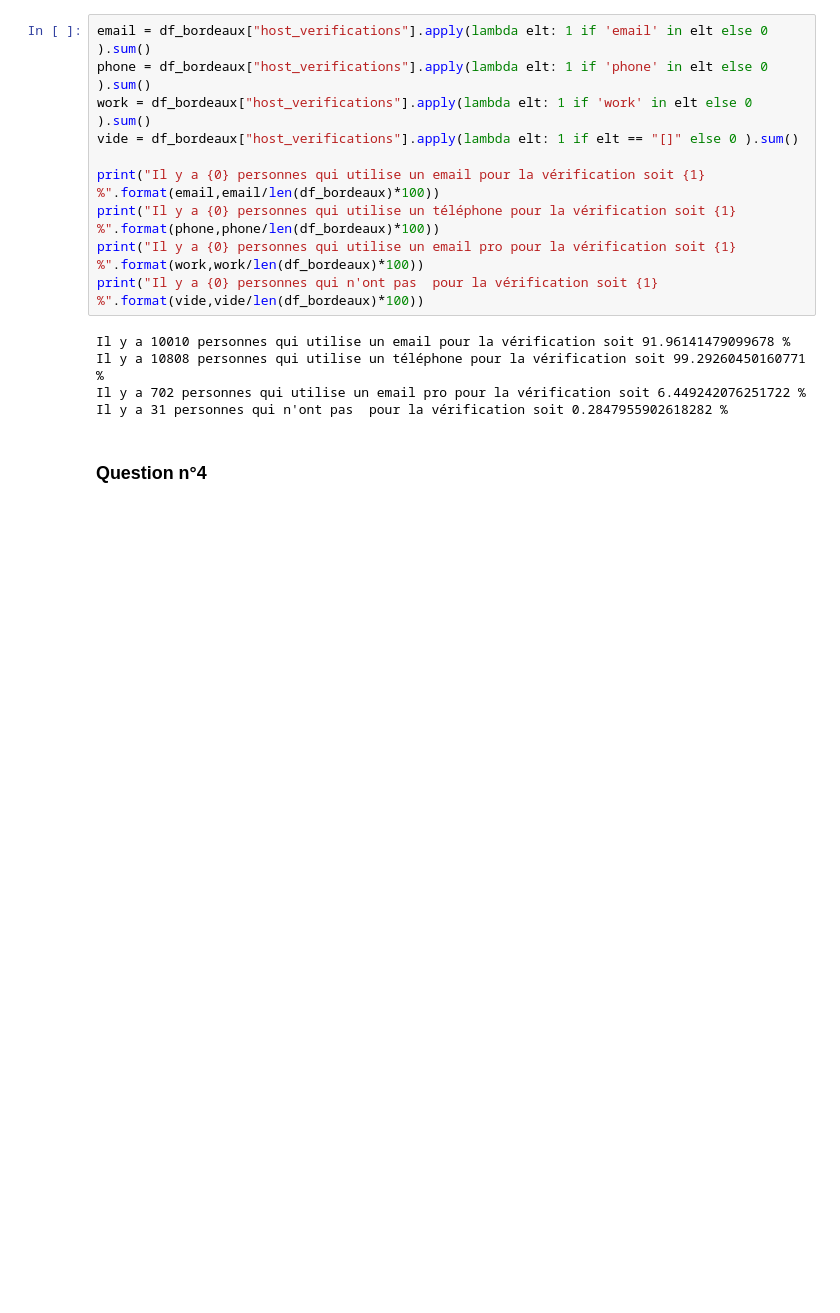
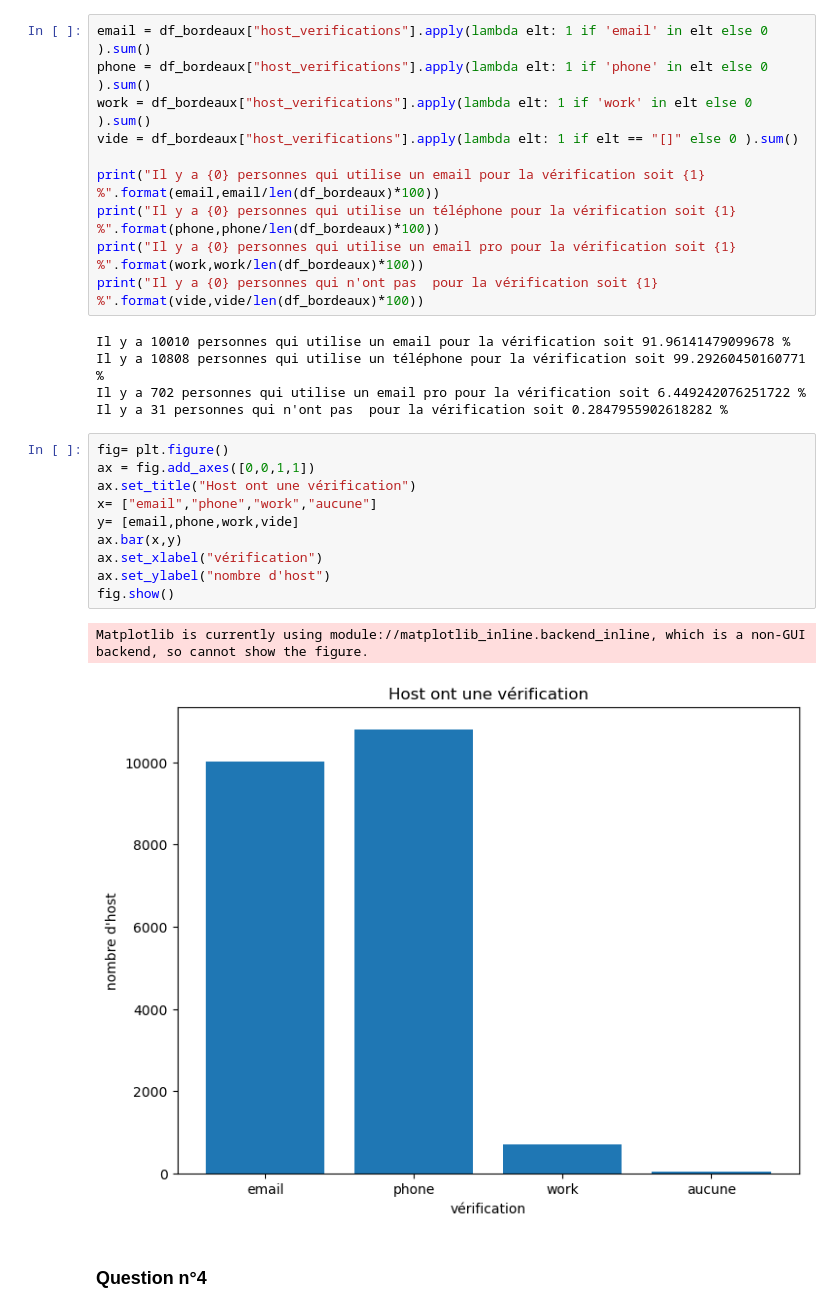
Before and after one commit to emaddar/Airbnb, a Jupyter notebook: pandas/bordeaux.ipynb, the cells around one changed output. Saved outputs shown, nothing was run; the diff lists cells and outputs as text; blank space fills up the shorter version.

```diff
--- a/pandas/bordeaux.ipynb
+++ b/pandas/bordeaux.ipynb
@@ -82,6 +125,19 @@ Il y a 10010 personnes qui utilise un email pour la vérification soit 91.961414
 Il y a 10808 personnes qui utilise un téléphone pour la vérification soit 99.29260450160771 %
 Il y a 702 personnes qui utilise un email pro pour la vérification soit 6.449242076251722 %
 Il y a 31 personnes qui n'ont pas  pour la vérification soit 0.2847955902618282 %
+# %%
+fig= plt.figure()
+ax = fig.add_axes([0,0,1,1])
+ax.set_title("Host ont une vérification")
+x= ["email","phone","work","aucune"]
+y= [email,phone,work,vide]
+ax.bar(x,y)
+ax.set_xlabel("vérification")
+ax.set_ylabel("nombre d'host")
+fig.show()
+# %% [output]
+Matplotlib is currently using module://matplotlib_inline.backend_inline, which is a non-GUI backend, so cannot show the figure.
+[figure, added]
 # %% [markdown]
 ### Question n°4
 # %%
```
Also changed, not shown: parts of 13 cells of this notebook, 2 other files.
